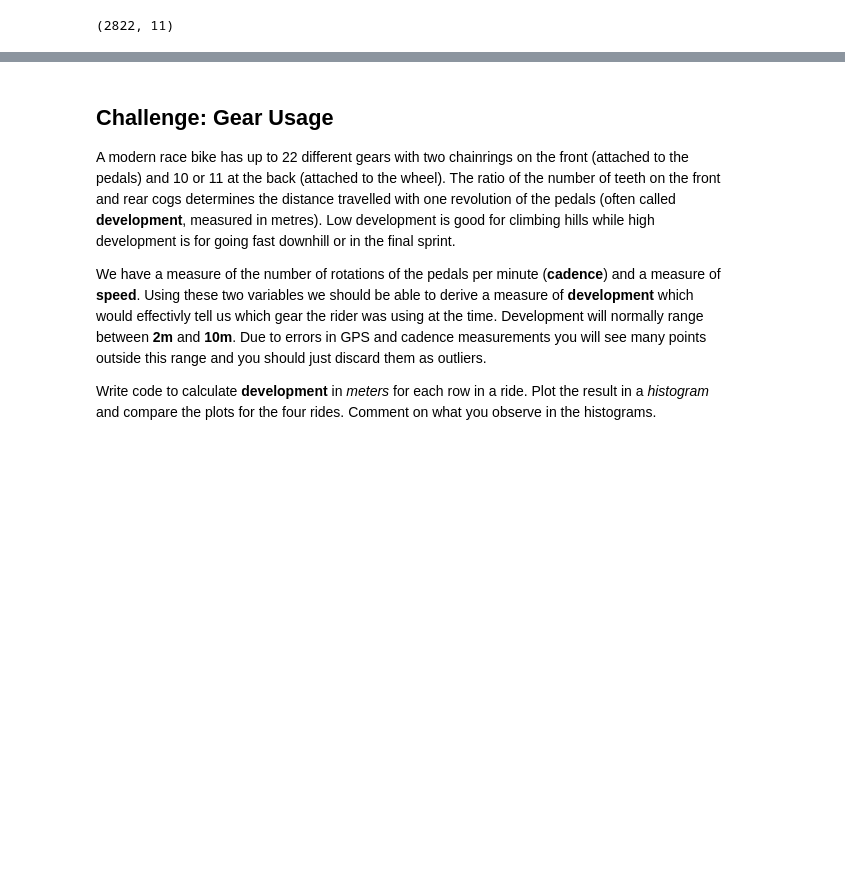
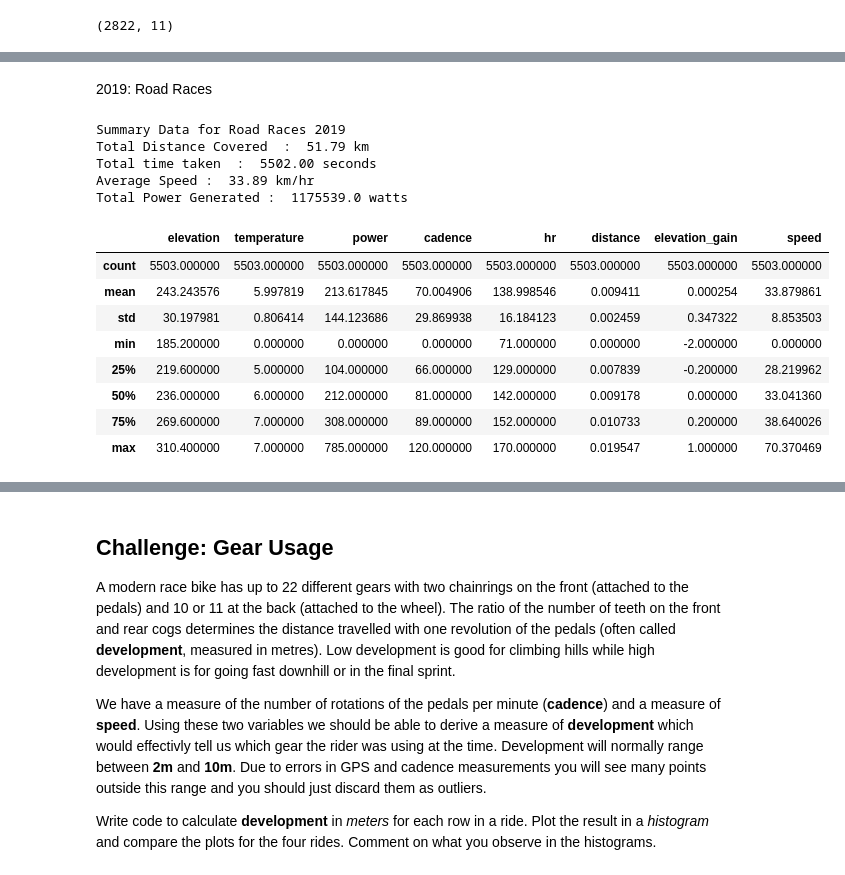
Before and after one commit to MQCOMP2200-S2-2021/data-science-portfolio-avagardiner, a Jupyter notebook: Portfolio 1.ipynb, the cells around one changed output, grey strips where cells are left out. Cells and saved outputs as stored; diff of their text form; code cells hidden in the pictures; blank space fills up the shorter version.

```diff
--- a/Portfolio 1.ipynb
+++ b/Portfolio 1.ipynb
@@ -148,0 +150,20 @@ timetrials
+# %% [markdown]
+2019: Road Races
+# %%
+print ("Summary Data for Road Races 2019")
+summary(rr_2019)
+# %% [output]
+Summary Data for Road Races 2019
+Total Distance Covered  :  51.79 km
+Total time taken  :  5502.00 seconds
+Average Speed :  33.89 km/hr
+Total Power Generated :  1175539.0 watts
+|  | elevation | temperature | power | cadence | hr | distance | elevation_gain | speed |
+| count | 5503.000000 | 5503.000000 | 5503.000000 | 5503.000000 | 5503.000000 | 5503.000000 | 5503.000000 | 5503.000000 |
+| mean | 243.243576 | 5.997819 | 213.617845 | 70.004906 | 138.998546 | 0.009411 | 0.000254 | 33.879861 |
+| std | 30.197981 | 0.806414 | 144.123686 | 29.869938 | 16.184123 | 0.002459 | 0.347322 | 8.853503 |
+| min | 185.200000 | 0.000000 | 0.000000 | 0.000000 | 71.000000 | 0.000000 | -2.000000 | 0.000000 |
+| 25% | 219.600000 | 5.000000 | 104.000000 | 66.000000 | 129.000000 | 0.007839 | -0.200000 | 28.219962 |
+| 50% | 236.000000 | 6.000000 | 212.000000 | 81.000000 | 142.000000 | 0.009178 | 0.000000 | 33.041360 |
+| 75% | 269.600000 | 7.000000 | 308.000000 | 89.000000 | 152.000000 | 0.010733 | 0.200000 | 38.640026 |
+| max | 310.400000 | 7.000000 | 785.000000 | 120.000000 | 170.000000 | 0.019547 | 1.000000 | 70.370469 |
```
Also changed, not shown: parts of 24 cells of this notebook.
